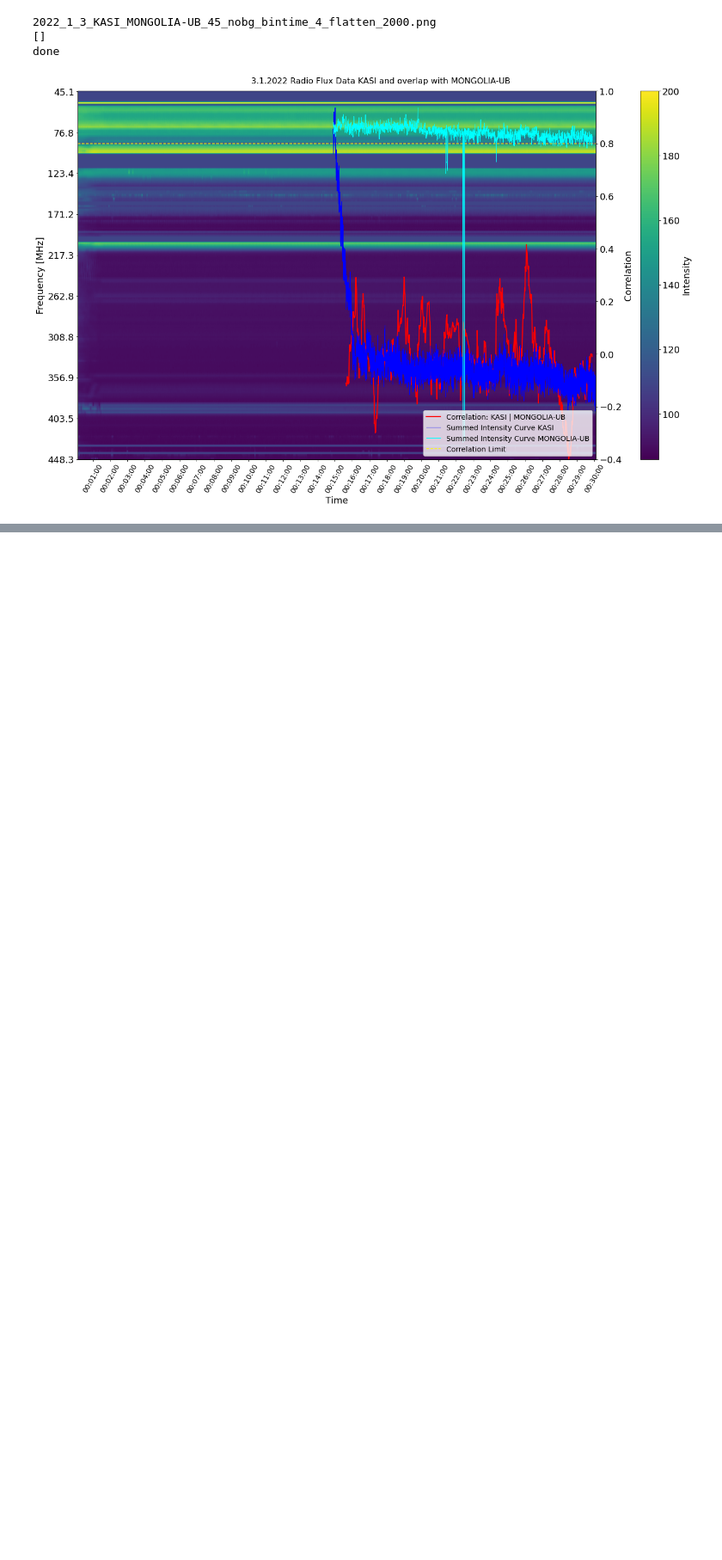
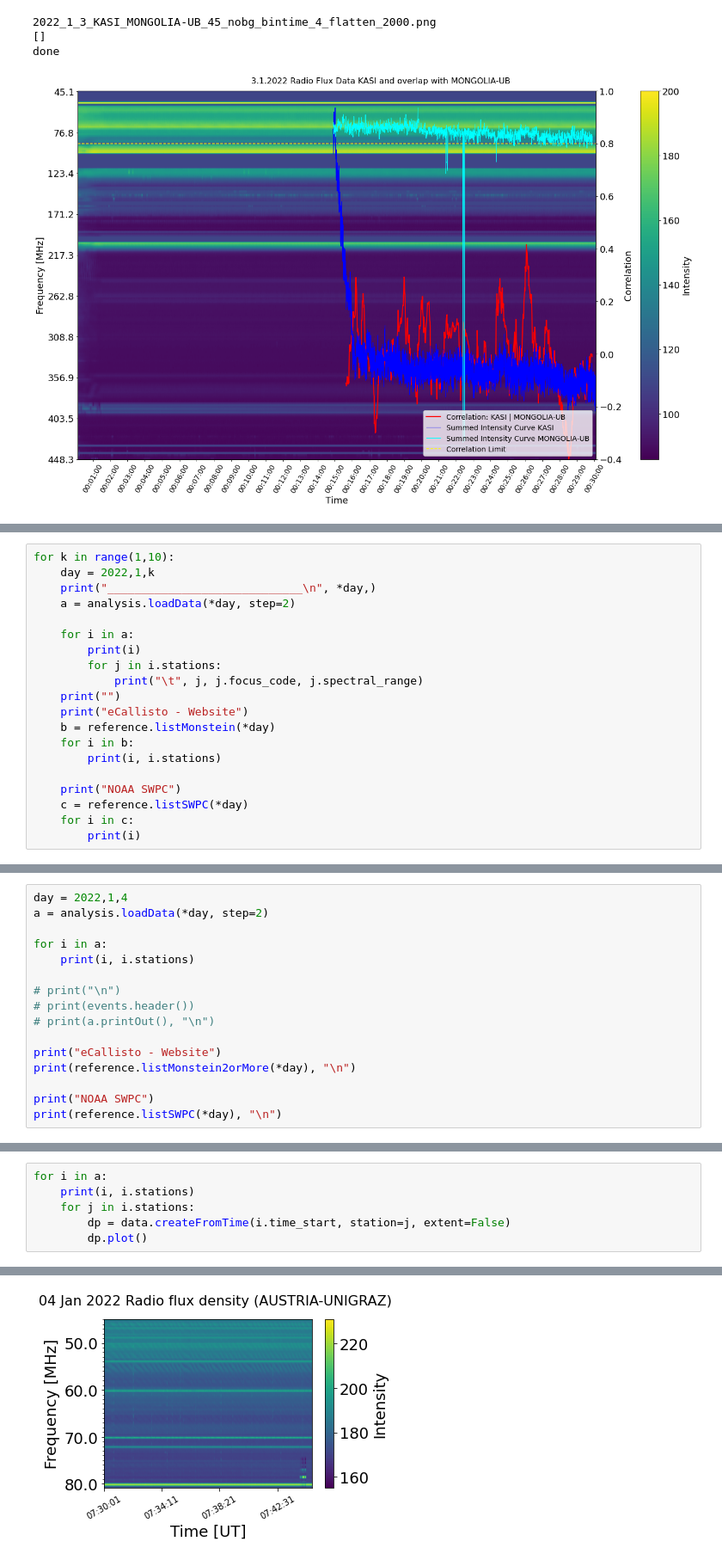
Before and after one commit to lukas-hoefig/eCallistoRadioBursts, a Jupyter notebook: to_implement_getObs.ipynb, the cells around one changed output, grey strips where cells are left out. Shown at 86% size. Drawn from its saved outputs; the diff is of its cells as text; blank space fills up the shorter version.

```diff
--- a/to_implement_getObs.ipynb
+++ b/to_implement_getObs.ipynb
@@ -123,0 +138,20 @@ done
+# %%
+for k in range(1,10):
+    day = 2022,1,k
+    print("_____________________________\n", *day,)
+    a = analysis.loadData(*day, step=2)
+
+    for i in a:
+        print(i)
+        for j in i.stations:
+            print("\t", j, j.focus_code, j.spectral_range)
+    print("")
+    print("eCallisto - Website")
+    b = reference.listMonstein(*day)
+    for i in b:
+        print(i, i.stations)
+
+    print("NOAA SWPC")
+    c = reference.listSWPC(*day)
+    for i in c:
+        print(i)
@@ -123,0 +176,16 @@ done
+# %%
+day = 2022,1,4
+a = analysis.loadData(*day, step=2)
+
+for i in a:
+    print(i, i.stations)
+
+# print("\n")
+# print(events.header())
+# print(a.printOut(), "\n")
+
+print("eCallisto - Website")
+print(reference.listMonstein2orMore(*day), "\n")
+
+print("NOAA SWPC")
+print(reference.listSWPC(*day), "\n")
@@ -123,0 +210,7 @@ done
+# %%
+for i in a:
+    print(i, i.stations)
+    for j in i.stations:
+        dp = data.createFromTime(i.time_start, station=j, extent=False)
+        dp.plot()
+# %% [output]
@@ -123,0 +218 @@ done
+[figure, added]
```
Also changed, not shown: parts of 8 cells of this notebook, 1 other file.
